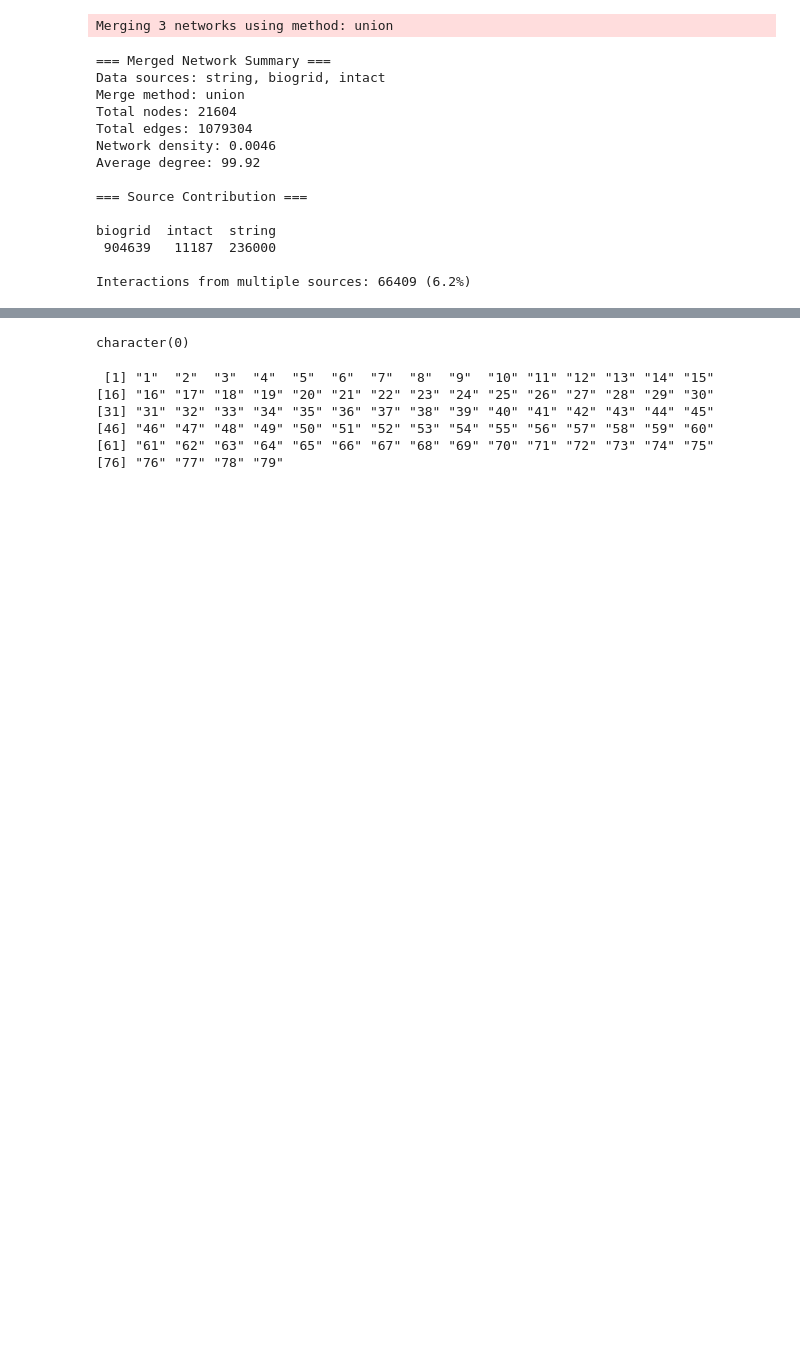
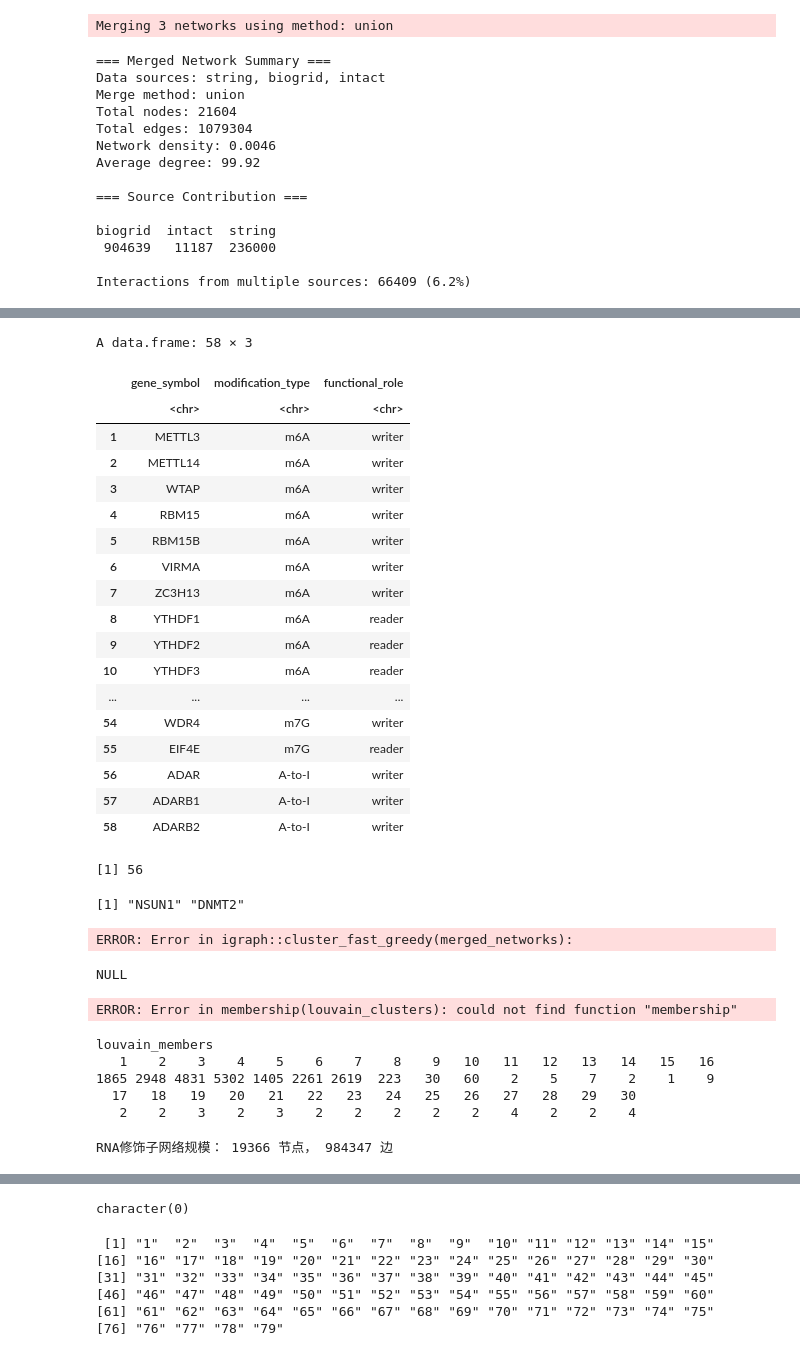
Before and after one commit to loganylchen/MPAGE, a Jupyter notebook: testing.ipynb, the cells around one changed output, grey strips where cells are left out. Drawn from its saved outputs; the diff is of its cells as text; code cells hidden in the pictures; blank space fills up the shorter version.

```diff
--- a/testing.ipynb
+++ b/testing.ipynb
@@ -25,4 +23,4 @@ Warning message:
 • load_intact_network
 • download_intact_data”
 # %%
-get_rna_mod_proteins()$gene_symbol
+rna_mod_proteins <- get_rna_mod_proteins()
@@ -82,0 +103,40 @@ Interactions from multiple sources: 66409 (6.2%)
+# %%
+rna_mod_proteins
+# %% [output]
+A data.frame: 58 × 3
+|  | gene_symbol | modification_type | functional_role |
+|  | <chr> | <chr> | <chr> |
+| 1 | METTL3 | m6A | writer |
+| 2 | METTL14 | m6A | writer |
+| 3 | WTAP | m6A | writer |
+| 4 | RBM15 | m6A | writer |
+| 5 | RBM15B | m6A | writer |
+| 6 | VIRMA | m6A | writer |
+| 7 | ZC3H13 | m6A | writer |
+| 8 | YTHDF1 | m6A | reader |
+| 9 | YTHDF2 | m6A | reader |
+| 10 | YTHDF3 | m6A | reader |
+| ... | ... | ... | ... |
+| 54 | WDR4 | m7G | writer |
+| 55 | EIF4E | m7G | reader |
+| 56 | ADAR | A-to-I | writer |
+| 57 | ADARB1 | A-to-I | writer |
+| 58 | ADARB2 | A-to-I | writer |
+# %%
+all_vertices <- igraph::V(merged_networks)$name
+target_proteins <- rna_mod_proteins$gene_symbol
+target_in_network <- target_proteins[target_proteins %in% all_vertices]
+length(target_in_network)
+setdiff(target_proteins, all_vertices)
+# %% [output]
+[1] 56
+[1] "NSUN1" "DNMT2"
+# %%
+fc <- igraph::cluster_fast_greedy(merged_networks)
+module_list <- igraph::groups(fc)
+# %% [output]
+ERROR: Error in igraph::cluster_fast_greedy(merged_networks):
+# %%
+names(module_list[[1]])
+# %% [output]
+NULL
@@ -82,0 +145,15 @@ Interactions from multiple sources: 66409 (6.2%)
+# %%
+louvain_members <- membership(louvain_clusters)
+modularity_score <- modularity(louvain_clusters)
+cat("Louvain模块度：", modularity_score, "\n")
+# %% [output]
+ERROR: Error in membership(louvain_clusters): could not find function "membership"
+# %%
+module_sizes <- table(louvain_members)
+module_sizes
+# %% [output]
+louvain_members
+   1    2    3    4    5    6    7    8    9   10   11   12   13   14   15   16
+1865 2948 4831 5302 1405 2261 2619  223   30   60    2    5    7    2    1    9
+  17   18   19   20   21   22   23   24   25   26   27   28   29   30
+   2    2    3    2    3    2    2    2    2    2    4    2    2    4
@@ -82,0 +166,6 @@ Interactions from multiple sources: 66409 (6.2%)
+# %%
+subgraph_genes <- louvain_module_df$gene[louvain_module_df$module_id %in% c(2, 3, 4, 5, 6, 7)]
+rna_subgraph <- induced_subgraph(merged_networks, subgraph_genes)
+cat("RNA修饰子网络规模：", vcount(rna_subgraph), "节点，", ecount(rna_subgraph), "边\n")
+# %% [output]
+RNA修饰子网络规模： 19366 节点， 984347 边
```
Also changed, not shown: parts of 13 cells of this notebook, 1 other file.
